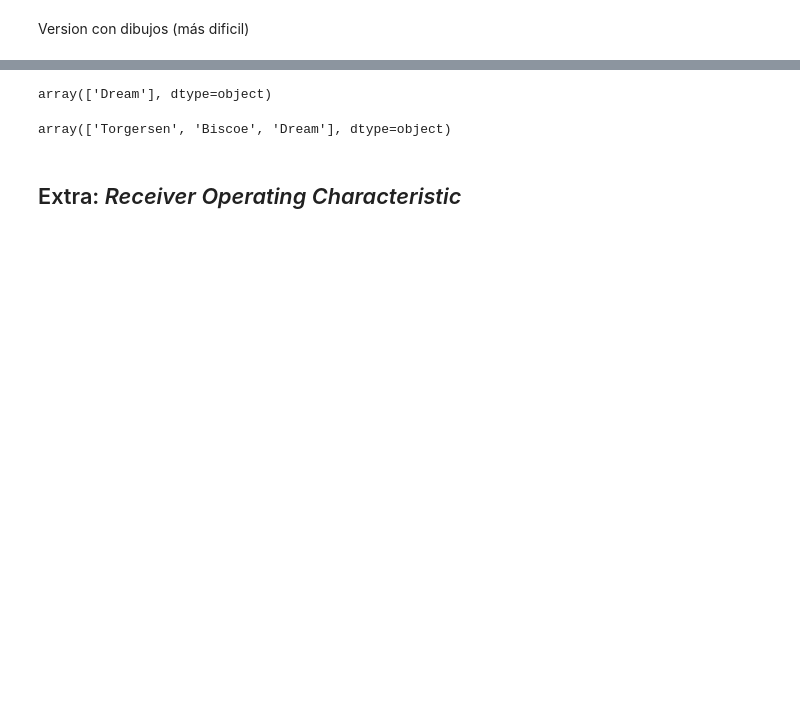
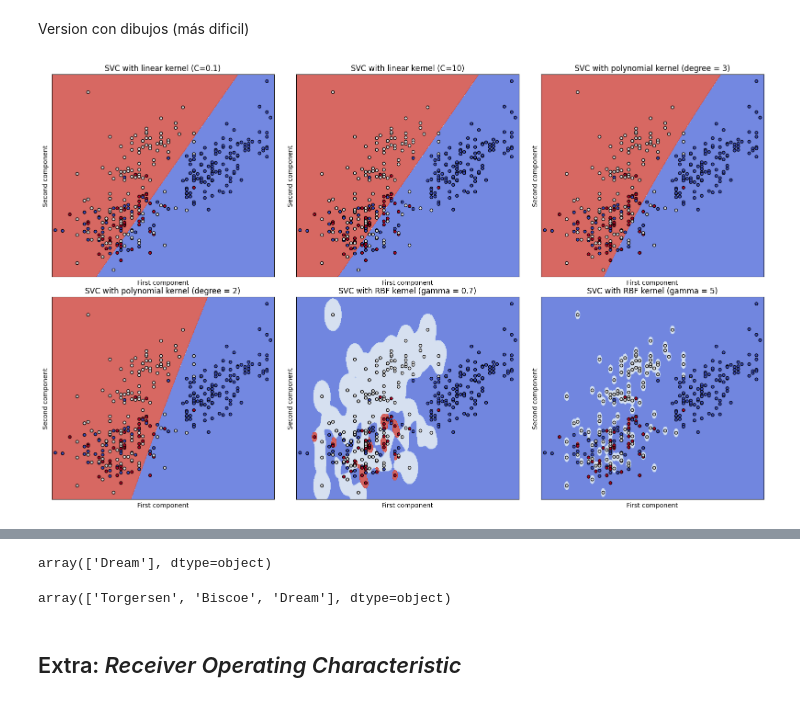
Before and after one commit to JuanPedroMarquez/Primera-practica-ML-pinguinos, a Jupyter notebook: Penguins Learning.ipynb, the cells around one changed output, grey strips where cells are left out. Saved outputs shown, nothing was run; the diff lists cells and outputs as text; code cells hidden in the pictures; blank space fills up the shorter version.

```diff
--- a/Penguins Learning.ipynb
+++ b/Penguins Learning.ipynb
@@ -637,20 +832,23 @@ Version con dibujos (más dificil)
 # %%
+#Librerías
+import numpy as np
+import matplotlib.pyplot as plt
 from sklearn import svm
 from sklearn.model_selection import train_test_split
 from sklearn.preprocessing import StandardScaler, LabelEncoder
 
 def make_meshgrid(x, y, h=.02):
-    """Create a mesh of points to plot in
+    """Creamos una malla de puntos para graficar
 
-    Parameters
+    Parámetros
     ----------
-    x: data to base x-axis meshgrid on
-    y: data to base y-axis meshgrid on
-    h: stepsize for meshgrid, optional
+    x: datos en los que basar el eje x de la malla
+    y: datos en los que basar el eje y de la malla
+    h: tamaño de paso en la malla, opcional
 
-    Returns
+    Retorna
     -------
-    xx, yy : ndarray
+    xx, yy : array ndimensional
     """
     x_min, x_max = x.min() - 1, x.max() + 1
     y_min, y_max = y.min() - 1, y.max() + 1
@@ -660,76 +858,98 @@ def make_meshgrid(x, y, h=.02):
 
 
 def plot_contours(ax, clf, xx, yy, **params):
-    """Plot the decision boundaries for a classifier.
+    """Dibuja los límites de decisión para un clasificador.
 
-    Parameters
+    Parámetros
     ----------
-    ax: matplotlib axes object
-    clf: a classifier
-    xx: meshgrid ndarray
-    yy: meshgrid ndarray
-    params: dictionary of params to pass to contourf, optional
+    ax: objeto "ejes" de matplotlib
+    clf: un clasificador
+    xx: malla array ndimensional
+    yy: malla array ndimensional
+    params: diccionario de parámetros que mandar a contourf, opcional
+
+    Retorna
+    out: objeto de contorno
     """
     Z = clf.predict(np.c_[xx.ravel(), yy.ravel()])
     Z = Z.reshape(xx.shape)
     out = ax.contourf(xx, yy, Z, **params)
     return out
 
-#Variables dependientes
+#Variable explicada
+isla = Y.copy()
+
+#Variables explicativas (tenemos que seleccionar 2 de las columnas para poder graficar)
 clasificacion = X.copy()
-columnas = ["species", "bill_length_mm", "bill_depth_mm", "flipper_length_mm", "sex"]
+columnas = ['species', 'bill_length_mm', 'bill_depth_mm', 'flipper_length_mm','sex'] # las columnas que tenemos
 clasificacion = clasificacion[columnas]
+clasificacion = clasificacion[["flipper_length_mm","bill_length_mm"]] #Seleccionamos las columnas deseadas manualmente
+
+# #Normalizamos las variables numéricas
+# scaler = StandardScaler()
+
+# for col in columnas:
+#     if clasificacion[col].dtypes != "object":
+#         clasificacion[col] = scaler.fit_transform(clasificacion[col].values.reshape(-1,1))
 
 #Codeamos las variables no numéricas
 encoder = LabelEncoder()
-clasificacion["species"] = encoder.fit_transform(clasificacion["species"])
-clasificacion["sex"] = encoder.fit_transform(clasificacion["sex"])
 
-#Normalizamos las variables numéricas
-scaler = StandardScaler()
-clasificacion[columnas] = scaler.fit_transform(clasificacion[columnas])
+isla = encoder.fit_transform(isla)
+
+for col in columnas:
+    try:
+        if clasificacion[col].dtypes == "object":
+            clasificacion[col] = encoder.fit_transform(clasificacion[col])
+        else:
+            pass
+    except:
+        pass
 
 #Dividimos los datos en datos de entrenamiento y datos de validación
-X_train, X_test, y_train, y_test = train_test_split(clasificacion, y, stratify=y, test_size = .3, random_state=42)
+X_train, X_test, y_train, y_test = train_test_split(clasificacion, isla, stratify=isla, test_size = .3, random_state=42)
 
-# we create an instance of SVM and fit out data. We do not scale our
-# data since we want to plot the support vectors
-C = 1.0  # SVM regularization parameter
-models = (svm.SVC(kernel='linear', C=0.1),
-        svm.LinearSVC(C= 10, max_iter=30000),
+# Creamos una instancia de SVM y entrenamos los datos.
+# No escalamos nuestros datos puesto que queremos graficar los supports vectors
+C = 1.0  # Parámetro de regularización de SVM
+models = (
+        svm.SVC(kernel='linear', C=0.1),
+        svm.SVC(kernel='linear', C= 10, max_iter=30000),
         svm.SVC(kernel='poly', degree = 3, C=C),
         svm.SVC(kernel='poly', degree = 2, C=C),
         svm.SVC(kernel='rbf', gamma=0.7, C=C),
         svm.SVC(kernel='rbf', gamma=5, C=C))
-models = (clf.fit(X, y) for clf in models)
+models = (clf.fit(clasificacion, isla) for clf in models)
 
-# title for the plots
+# Títulos para los gráficos
 titles = ('SVC with linear kernel (C=0.1)',
         'SVC with linear kernel (C=10)',
         'SVC with polynomial kernel (degree = 3)',
         'SVC with polynomial kernel (degree = 2)',
         'SVC with RBF kernel (gamma = 0.7)',
         'SVC with RBF kernel (gamma = 5)')
 
-# Set-up 2x2 grid for plotting.
+# Montamos una malla 2x3 para graficar
 fig, sub = plt.subplots(2,3,figsize=(20,12))
 plt.subplots_adjust(wspace=.1, hspace=.1)
 
-clasificacion = np.array(clasificacion)  # Convert regresion to a NumPy array
-X0, X1 = clasificacion[:, 0], clasificacion[:, 1]
+clasificacion = np.array(clasificacion)  # Convertimos X a un array de NumPy
+isla = np.array(isla)  # Convertimos Y a un array de NumPy
+X0, X1 = clasificacion[:, 0], clasificacion[:,1]
 xx, yy = make_meshgrid(X0, X1)
 
 for clf, title, ax in zip(models, titles, sub.flatten()):
-    plot_contours(ax, clf, xx, yy,
-                cmap=plt.cm.coolwarm, alpha=0.8)
-    ax.scatter(X0, X1, c=y, cmap=plt.cm.coolwarm, s=20, edgecolors='k')
+    plot_contours(ax, clf, xx, yy, cmap=plt.cm.coolwarm, alpha=0.8)
+    ax.scatter(X0, X1, c=isla, cmap=plt.cm.coolwarm, s=20, edgecolors='k')
     ax.set_xlim(xx.min(), xx.max())
     ax.set_ylim(yy.min(), yy.max())
-    ax.set_xlabel('First component')
-    ax.set_ylabel('Second component')
+    ax.set_xlabel('First component') # En este caso, Species
+    ax.set_ylabel('Second component') # En este caso, bill_length_mm
     ax.set_xticks(())
     ax.set_yticks(())
     ax.set_title(title)
 
 plt.show()
+# %% [output]
+[figure, added]
 # %% [markdown]
```
Also changed, not shown: parts of 70 cells of this notebook, 2 other files.
